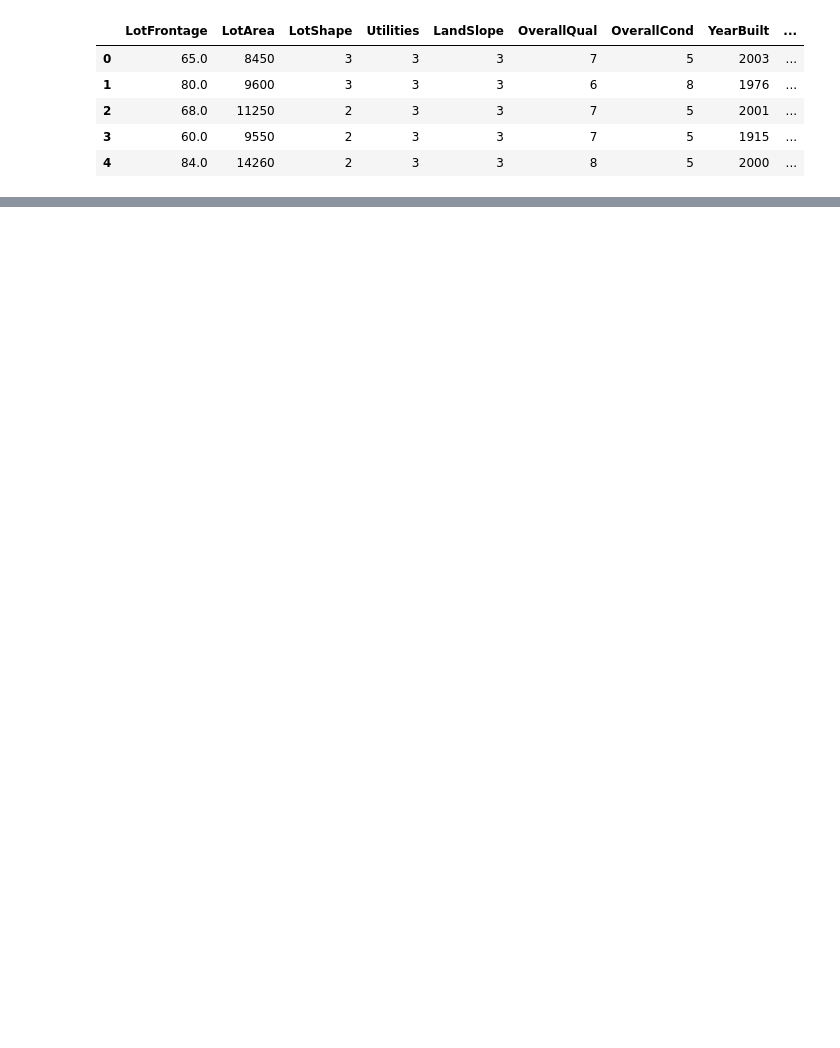
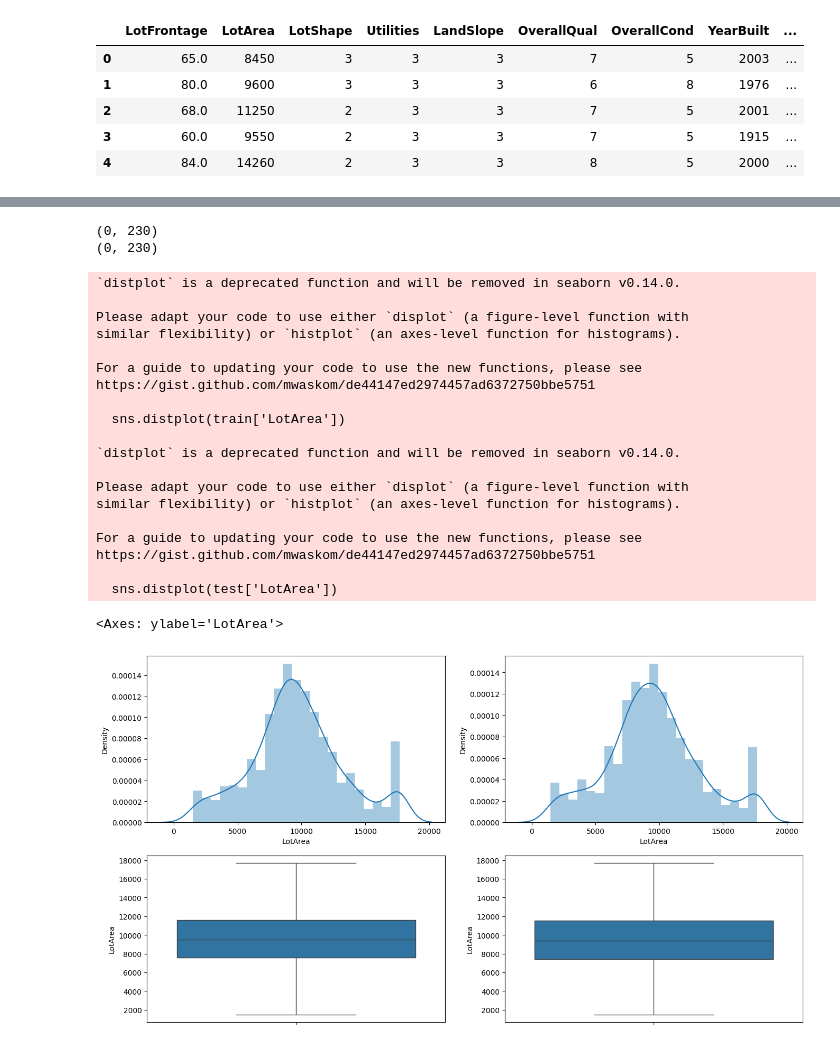
Before and after one commit to gopalrajane/machine-learning-projects, a Jupyter notebook: ames-house-prices/train.ipynb, the cells around one changed output, grey strips where cells are left out. Drawn from its saved outputs; the diff is of its cells as text; code cells hidden in the pictures; blank space fills up the shorter version.

```diff
--- a/ames-house-prices/train.ipynb
+++ b/ames-house-prices/train.ipynb
@@ -821,0 +890,61 @@ sns.displot(train['GarageArea'])
+# %%
+print(train[train['LotArea'] > upper_limit].shape)
+print(train[train['LotArea'] < lower_limit].shape)
+
+train['LotArea'] = np.where(
+    train['LotArea'] > upper_limit,
+    upper_limit,
+    np.where(
+        train['LotArea'] < lower_limit,
+        lower_limit,
+        train['LotArea']
+    )
+)
+
+test['LotArea'] = np.where(
+    test['LotArea'] > upper_limit,
+    upper_limit,
+    np.where(
+        test['LotArea'] < lower_limit,
+        lower_limit,
+        test['LotArea']
+    )
+)
+# %% [output]
+(0, 230)
+(0, 230)
+# %%
+plt.figure(figsize=(16,9))
+plt.subplot(2,2,1)
+sns.distplot(train['LotArea'])
+
+plt.subplot(2,2,2)
+sns.distplot(test['LotArea'])
+
+plt.subplot(2,2,3)
+sns.boxplot(train['LotArea'])
+
+plt.subplot(2,2,4)
+sns.boxplot(test['LotArea'])
+# %% [output]
+`distplot` is a deprecated function and will be removed in seaborn v0.14.0.
+
+Please adapt your code to use either `displot` (a figure-level function with
+similar flexibility) or `histplot` (an axes-level function for histograms).
+
+For a guide to updating your code to use the new functions, please see
+https://gist.github.com/mwaskom/de44147ed2974457ad6372750bbe5751
+
+  sns.distplot(train['LotArea'])
+
+`distplot` is a deprecated function and will be removed in seaborn v0.14.0.
+
+Please adapt your code to use either `displot` (a figure-level function with
+similar flexibility) or `histplot` (an axes-level function for histograms).
+
+For a guide to updating your code to use the new functions, please see
+https://gist.github.com/mwaskom/de44147ed2974457ad6372750bbe5751
+
+  sns.distplot(test['LotArea'])
+<Axes: ylabel='LotArea'>
+[figure, added]
```
Also changed, not shown: parts of 60 cells of this notebook.
